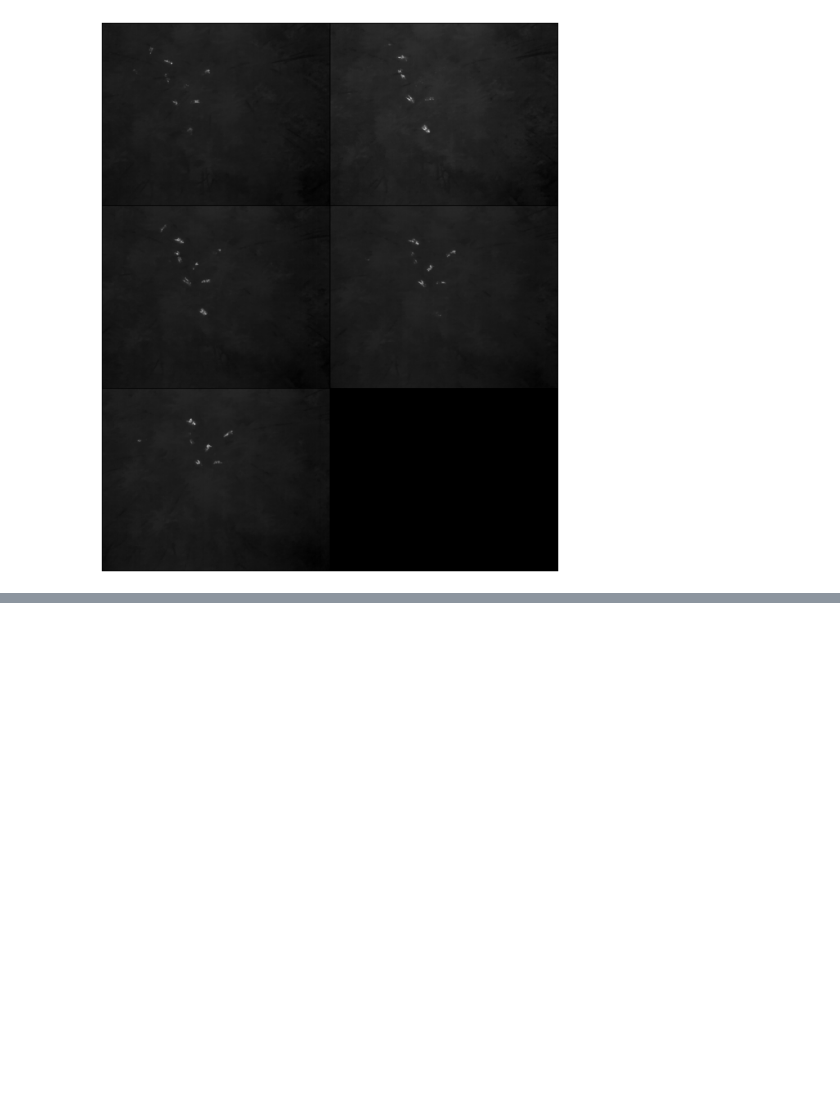
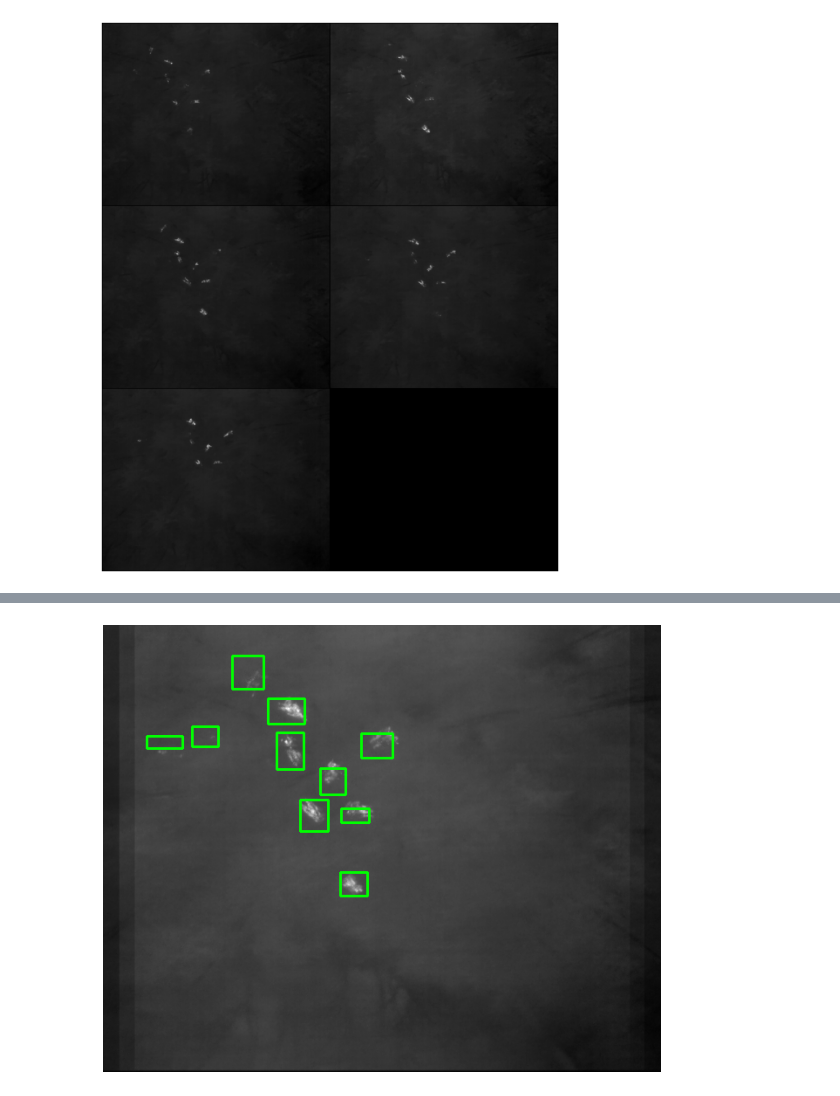
Before and after one commit to christophostertag/SAR-Python, a Jupyter notebook: main.ipynb, the cells around one changed output, grey strips where cells are left out. Saved outputs shown, nothing was run; the diff lists cells and outputs as text; code cells hidden in the pictures; blank space fills up the shorter version.

```diff
--- a/main.ipynb
+++ b/main.ipynb
@@ -92,17 +0,0 @@ array([[-0.86862416,  0.36811353,  0.3316391 ],
-# %%
-def show_images(images: np.ndarray, mask: np.ndarray = None, figsize=None):
-    fig = plt.figure(figsize=figsize)
-    if mask is not None:  # k,
-        images = images[mask, ...]  # k x h x w
-    images = torch.as_tensor(images).unsqueeze(1)  # n(k) x 1 x h x w
-    grid = make_grid(images, nrow=int(np.sqrt(images.size(0))))  # 3 x h x w
-    plt.imshow(grid.permute(1, 2, 0))
-    plt.axis('off')
-    plt.show()
-
-
-def show_image(image: np.ndarray, cmap: str = None, figsize=None):
-    fig = plt.figure(figsize=figsize)
-    plt.imshow(image, cmap=cmap)
-    plt.axis('off')
-    plt.show()
@@ -195,0 +136,5 @@ NameError: name 'K' is not defined
+# %%
+# integral image plus labels
+show_image(annotate(integral, polys), figsize=(10, 15))
+# %% [output]
+[figure, added]
```
Also changed, not shown: parts of 23 cells of this notebook, 2 other files.
